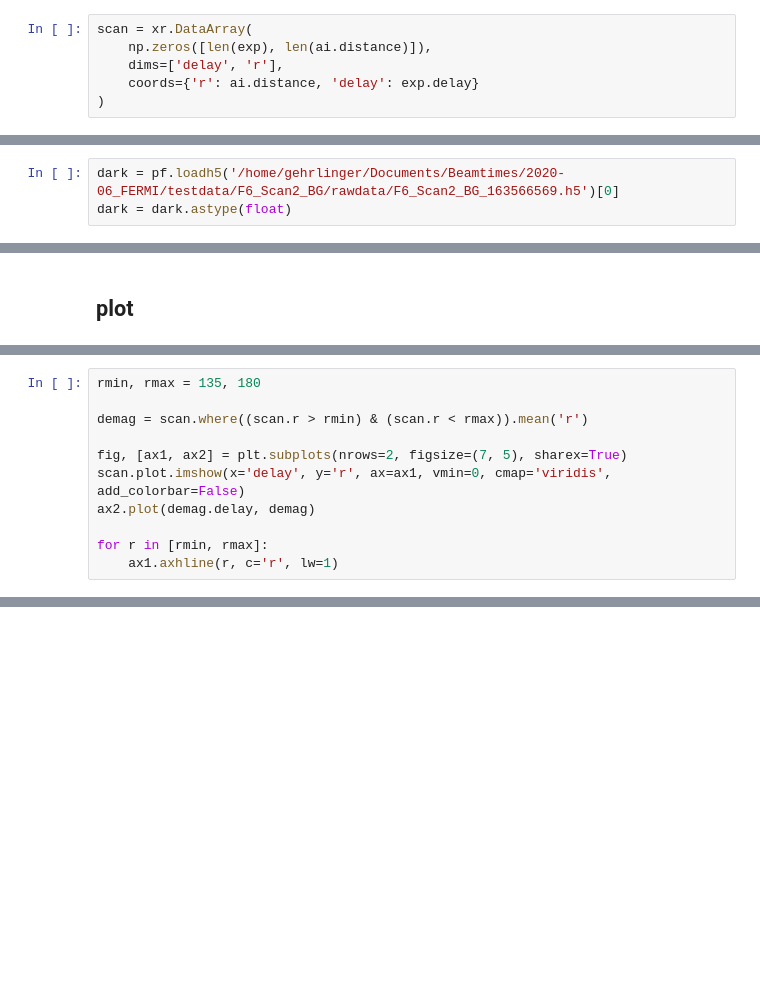
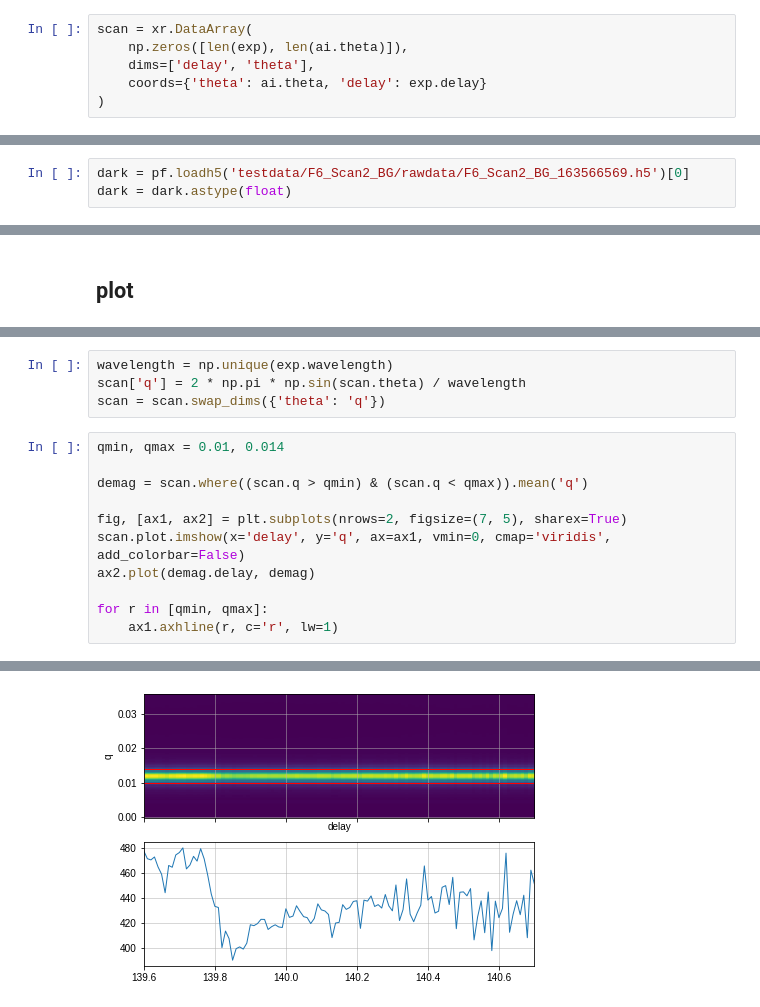
Before and after one commit to dscran/FERMI_2020-07, a Jupyter notebook: 2007_FERMI_SAXS_process.ipynb, the cells around one changed output, grey strips where cells are left out. Drawn from its saved outputs; the diff is of its cells as text; blank space fills up the shorter version.

```diff
--- a/2007_FERMI_SAXS_process.ipynb
+++ b/2007_FERMI_SAXS_process.ipynb
@@ -81,9 +75,9 @@ norm = ai(np.ones_like(im))
 set up empty DataArray using xarray
 # %%
 scan = xr.DataArray(
-    np.zeros([len(exp), len(ai.distance)]),
-    dims=['delay', 'r'],
-    coords={'r': ai.distance, 'delay': exp.delay}
+    np.zeros([len(exp), len(ai.theta)]),
+    dims=['delay', 'theta'],
+    coords={'theta': ai.theta, 'delay': exp.delay}
 )
 # %% [markdown]
 test it on our single image
@@ -98,7 +91,7 @@ ax.plot(ai.distance, ai(im) / norm, 'o')
 ## load dark
 I'm just loading a static single dark here
 # %%
-dark = pf.loadh5('/home/gehrlinger/Documents/Beamtimes/2020-06_FERMI/testdata/F6_Scan2_BG/rawdata/F6_Scan2_BG_163566569.h5')[0]
+dark = pf.loadh5('testdata/F6_Scan2_BG/rawdata/F6_Scan2_BG_163566569.h5')[0]
 dark = dark.astype(float)
 # %% [markdown]
 ## crunch
@@ -112,12 +125,16 @@ for index, r in exp.iterrows():
+# %%
+wavelength = np.unique(exp.wavelength)
+scan['q'] = 2 * np.pi * np.sin(scan.theta) / wavelength
+scan = scan.swap_dims({'theta': 'q'})
 # %%
-rmin, rmax = 135, 180
+qmin, qmax = 0.01, 0.014
 
-demag = scan.where((scan.r > rmin) & (scan.r < rmax)).mean('r')
+demag = scan.where((scan.q > qmin) & (scan.q < qmax)).mean('q')
 
 fig, [ax1, ax2] = plt.subplots(nrows=2, figsize=(7, 5), sharex=True)
-scan.plot.imshow(x='delay', y='r', ax=ax1, vmin=0, cmap='viridis', add_colorbar=False)
+scan.plot.imshow(x='delay', y='q', ax=ax1, vmin=0, cmap='viridis', add_colorbar=False)
 ax2.plot(demag.delay, demag)
 
-for r in [rmin, rmax]:
+for r in [qmin, qmax]:
     ax1.axhline(r, c='r', lw=1)
 # %% [output]
@@ -125,0 +141 @@ for r in [rmin, rmax]:
+[figure, added]
```
Also changed, not shown: parts of 8 cells of this notebook, 1 other file.
